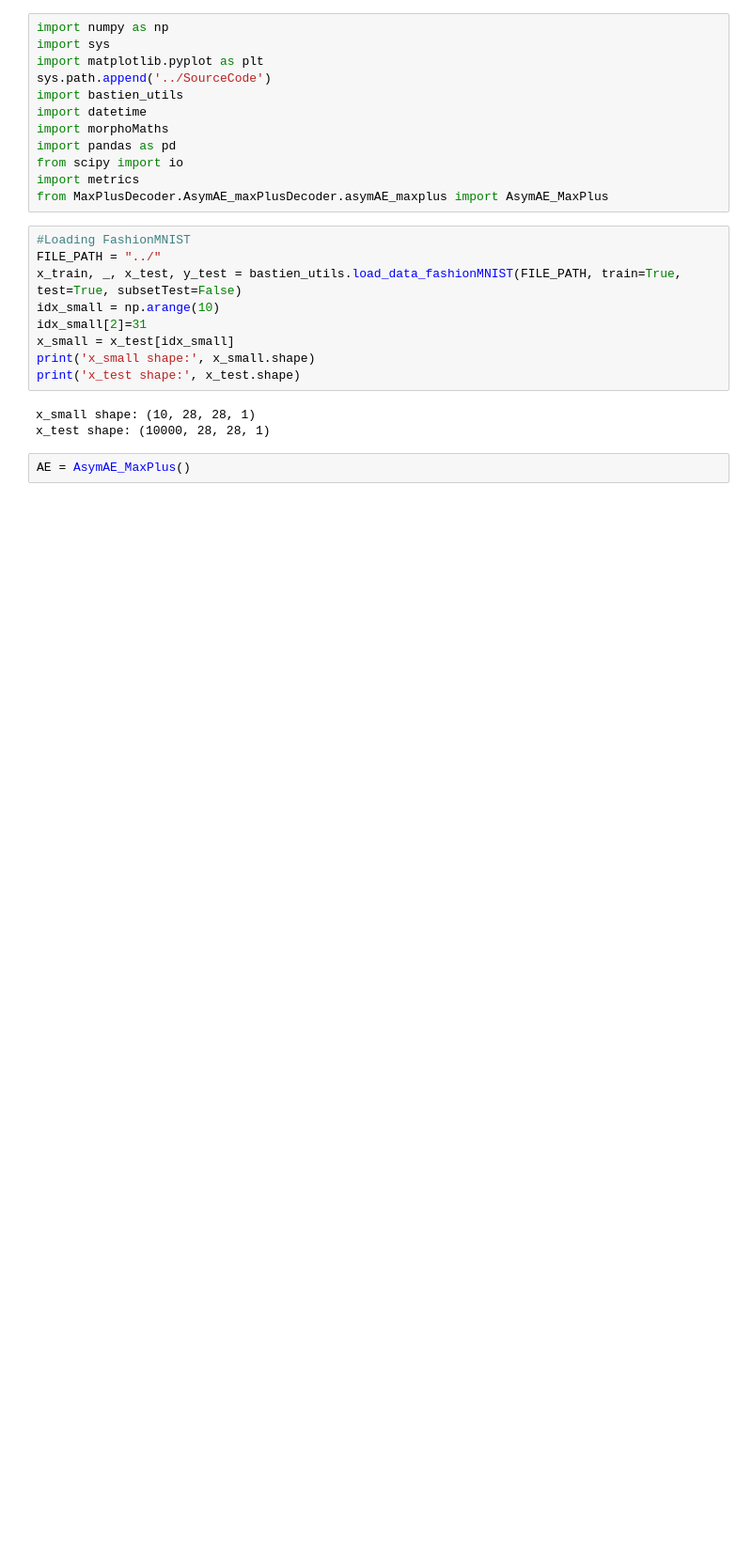
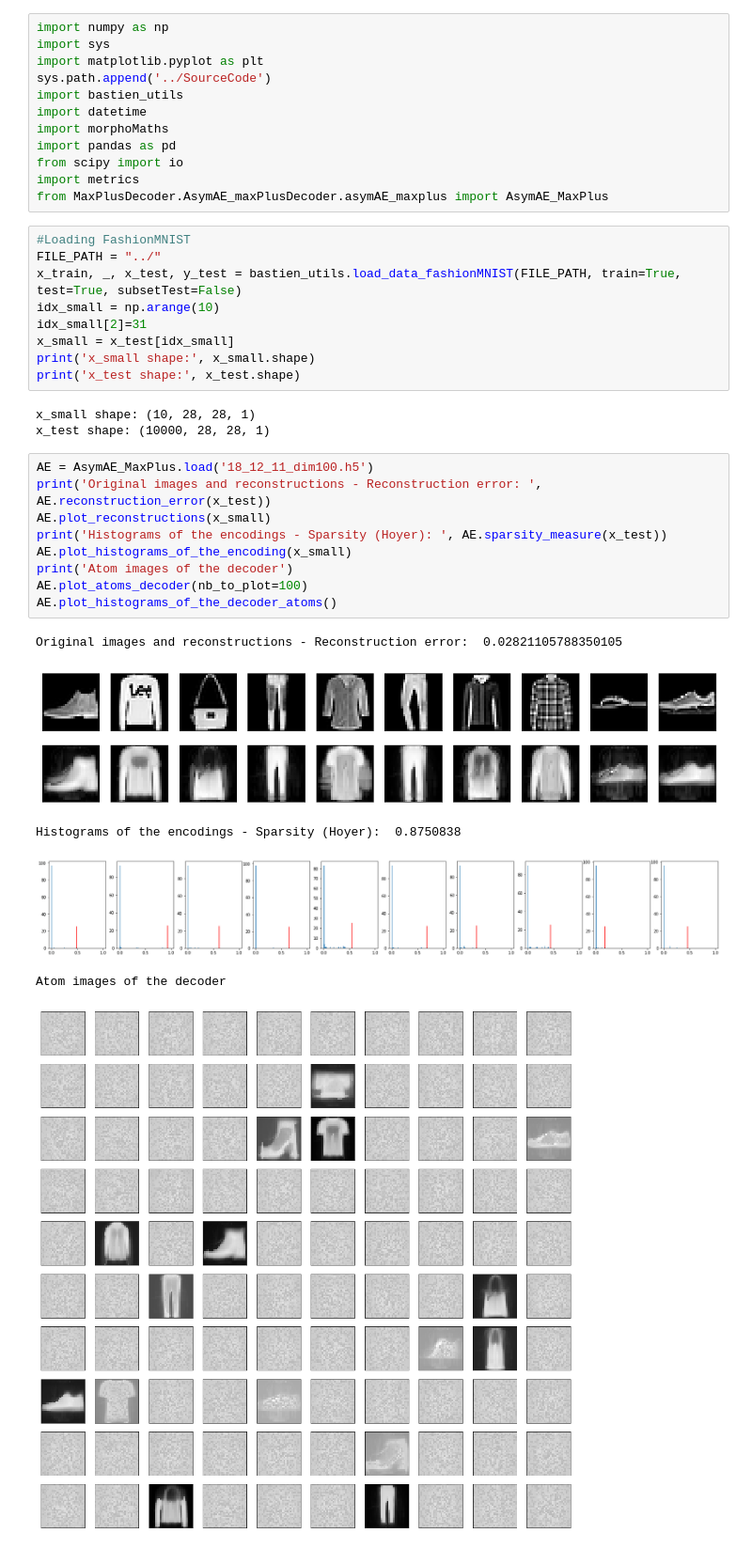
Before and after one commit to PonchonB/Mathematical_Morphologies_And_Deep_Learning, a Jupyter notebook: Notebooks/18_12_10_AsymAE_infoGAN_with_MaxPlusDense_Decoder.ipynb, the cells around one changed output. Shown: that part at 94% size. Drawn from its saved outputs; the diff is of its cells as text; blank space fills up the shorter version.

```diff
--- a/Notebooks/18_12_10_AsymAE_infoGAN_with_MaxPlusDense_Decoder.ipynb
+++ b/Notebooks/18_12_10_AsymAE_infoGAN_with_MaxPlusDense_Decoder.ipynb
@@ -22,5 +22,19 @@ print('x_test shape:', x_test.shape)
 # %% [output]
 x_small shape: (10, 28, 28, 1)
 x_test shape: (10000, 28, 28, 1)
-# %%
-AE = AsymAE_MaxPlus()
+# %%
+AE = AsymAE_MaxPlus.load('18_12_11_dim100.h5')
+print('Original images and reconstructions - Reconstruction error: ', AE.reconstruction_error(x_test))
+AE.plot_reconstructions(x_small)
+print('Histograms of the encodings - Sparsity (Hoyer): ', AE.sparsity_measure(x_test))
+AE.plot_histograms_of_the_encoding(x_small)
+print('Atom images of the decoder')
+AE.plot_atoms_decoder(nb_to_plot=100)
+AE.plot_histograms_of_the_decoder_atoms()
+# %% [output]
+Original images and reconstructions - Reconstruction error:  0.02821105788350105
+[figure, added]
+Histograms of the encodings - Sparsity (Hoyer):  0.8750838
+[figure, added]
+Atom images of the decoder
+[figure, added]
```
Also changed, not shown: parts of 18 cells of this notebook, 9 other files.
